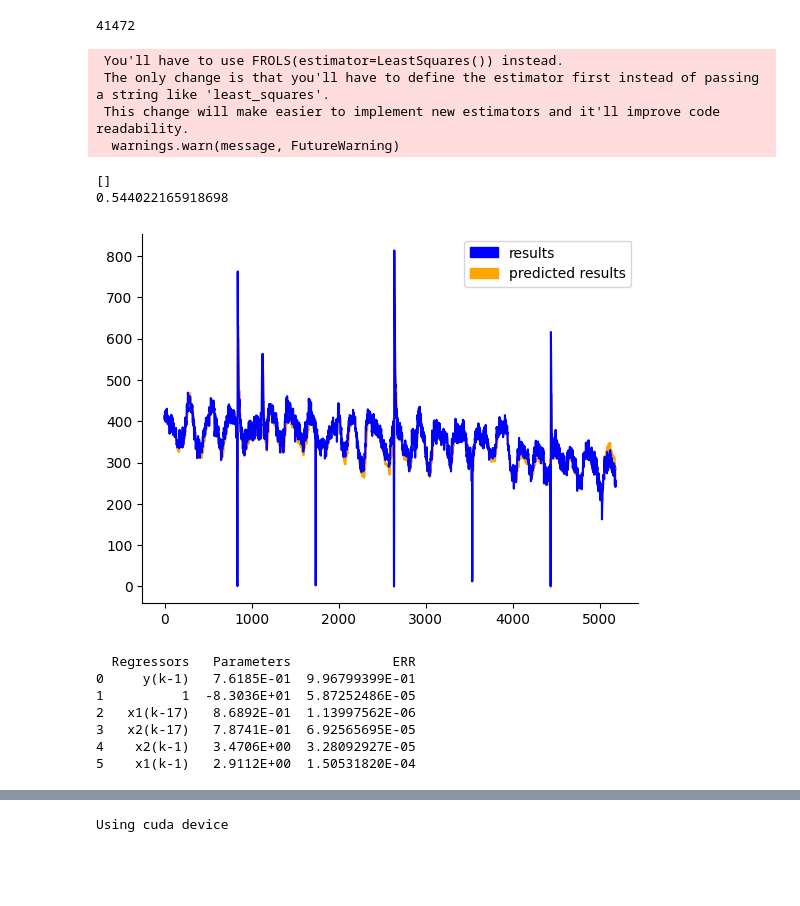
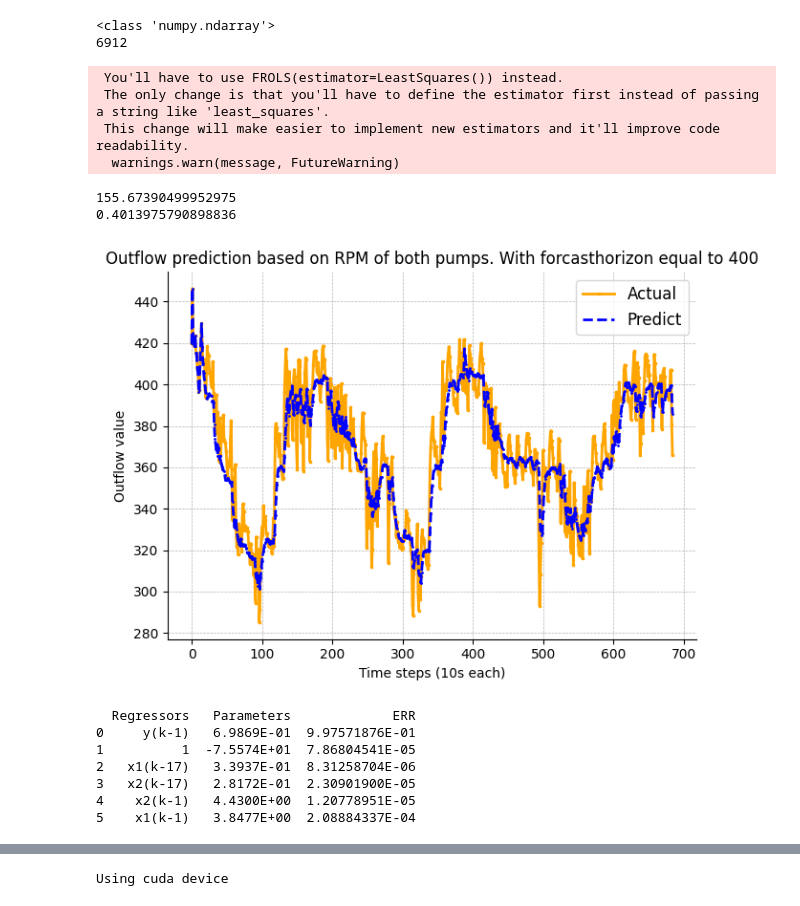
Before and after one commit to nitram1805/Digitization_of_electronic_assets, a Jupyter notebook: Group_1_final_proj.ipynb, the cells around one changed output, grey strips where cells are left out. Drawn from its saved outputs; the diff is of its cells as text; code cells hidden in the pictures; blank space fills up the shorter version.

```diff
--- a/Group_1_final_proj.ipynb
+++ b/Group_1_final_proj.ipynb
@@ -30,14 +28,16 @@ data_train, data_test = modsel.train_test_split(data_10s, test_size=0.2, shuffle
 x_train = data_train.drop(labels=['height','outflow', 'pump1_rpm', 'pump4_rpm'], axis=1)
 x_train = x_train.to_numpy()
 y_train = data_train['outflow'].values.reshape(-1,1)
+print(type(y_train))
 
-x_test = data_test.drop(labels=['height','outflow', 'pump1_rpm', 'pump4_rpm'], axis=1)
+x_test = data_test[180:].drop(labels=['height','outflow', 'pump1_rpm', 'pump4_rpm'], axis=1)
 
 x_test = x_test.to_numpy()
-y_test = data_test['outflow'].values.reshape(-1,1)
+y_test = data_test[180:]['outflow'].values.reshape(-1,1)
 print(x_train.size)
 # %% [output]
-41472
+<class 'numpy.ndarray'>
+6912
 # %%
 from sysidentpy.model_structure_selection import FROLS
 from sysidentpy.basis_function._basis_function import Polynomial
@@ -53,9 +53,7 @@ from sysidentpy.residues.residues_correlation import (
 
 # The model is fitted
 basis_function= Polynomial(degree=1)
-rrse_low = 1
-i_j_a_h_best = []
-yhat_best = []
+
 model = FROLS(
     order_selection=True,
     n_terms = 6,
@@ -67,31 +65,44 @@ model = FROLS(
     basis_function=basis_function,
     )
 model.fit(X=x_train, y=y_train)
-yhat = model.predict(X=x_test,y=y_test)
+yhat = model.predict(X=x_test,y=y_test, forecast_horizon=400)
 rrse = root_relative_squared_error(y_test, yhat)
 # %% [output]
  You'll have to use FROLS(estimator=LeastSquares()) instead.
  The only change is that you'll have to define the estimator first instead of passing a string like 'least_squares'.
  This change will make easier to implement new estimators and it'll improve code readability.
   warnings.warn(message, FutureWarning)
-# %%
-print(i_j_a_h_best)
-print(rrse)
-# %% [output]
-[]
-0.544022165918698
-# %%
-import matplotlib.patches as mpatches
-fig, ax = plt.subplots()
-ax.plot(yhat, color='orange')
-ax.plot(y_test, color='blue')
-orange_patch = mpatches.Patch(color='orange', label='predicted results')
-blue_patch = mpatches.Patch(color='blue', label='results')
-ax.legend(handles=[blue_patch,orange_patch])
-
-plt.show()
-# %% [output]
-[figure, removed]
+# %%
+mse = mean_squared_error(y_test, yhat)
+print(mse)
+print(rrse)
+# %% [output]
+155.67390499952975
+0.4013975790898836
+# %%
+import matplotlib.patches as mpatches
+fig, ax = plt.subplots()
+ax.plot(y_test, color='orange', linestyle='-', linewidth=2, marker='s', markersize=1.5, label='Actual')
+ax.plot(yhat, color='blue', linestyle='--', linewidth=2, marker='o', markersize=1, label='Predict')
+
+
+ax.set_title(f"Outflow prediction based on RPM of both pumps. With forcasthorizon equal to 400")
+ax.set_xlabel(f"Time steps (10s each)")
+ax.set_ylabel("Outflow value")
+ax.grid(True, which='both', linestyle='--', linewidth = 0.5)
+
+# Adding a legend
+plt.legend(fontsize=12)
+
+# Adjusting the layout
+plt.tight_layout()
+
+plt.show()
+#plt.savefig()
+
+plt.show()
+# %% [output]
+[figure, added]
 # %%
 r = pd.DataFrame(
     results(
@@ -105,11 +116,12 @@ r = pd.DataFrame(
     columns=["Regressors", "Parameters", "ERR"],
 )
 print(r)
+r.to_csv("arx_model.csv")
 # %% [output]
   Regressors   Parameters             ERR
-0     y(k-1)   7.6185E-01  9.96799399E-01
-1          1  -8.3036E+01  5.87252486E-05
-2   x1(k-17)   8.6892E-01  1.13997562E-06
-3   x2(k-17)   7.8741E-01  6.92565695E-05
-4    x2(k-1)   3.4706E+00  3.28092927E-05
-5    x1(k-1)   2.9112E+00  1.50531820E-04
+0     y(k-1)   6.9869E-01  9.97571876E-01
+1          1  -7.5574E+01  7.86804541E-05
+2   x1(k-17)   3.3937E-01  8.31258704E-06
+3   x2(k-17)   2.8172E-01  2.30901900E-05
+4    x2(k-1)   4.4300E+00  1.20778951E-05
+5    x1(k-1)   3.8477E+00  2.08884337E-04
```
Also changed, not shown: parts of 19 cells of this notebook, 12 other files.
